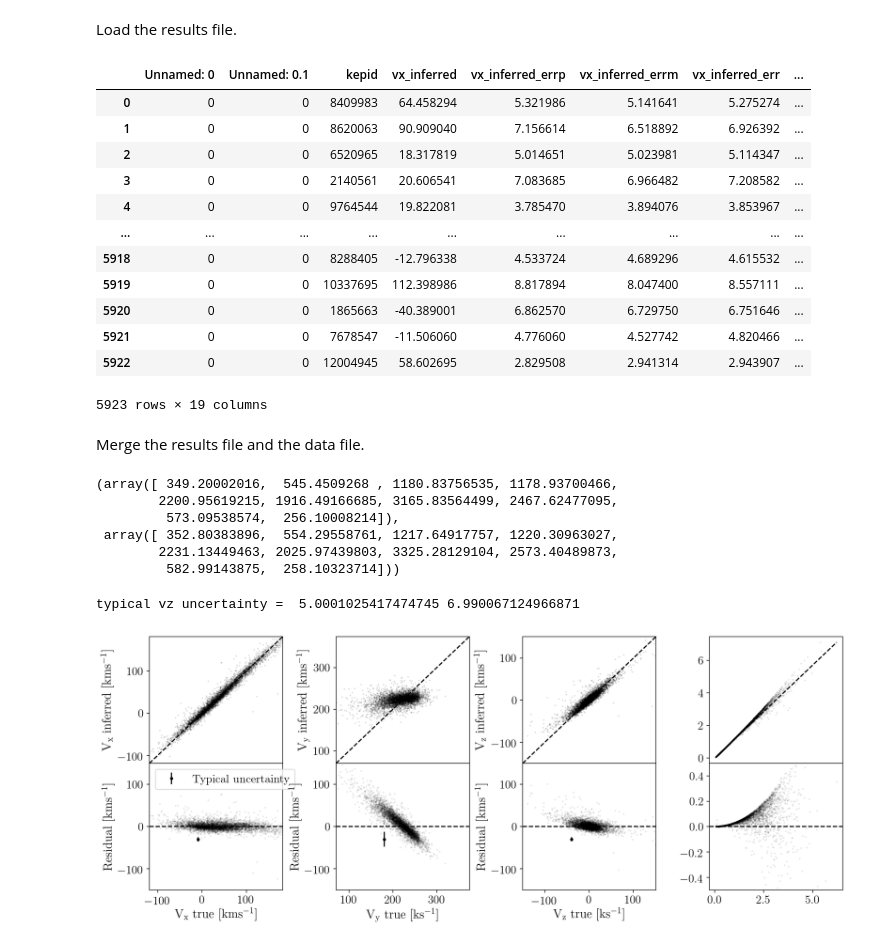
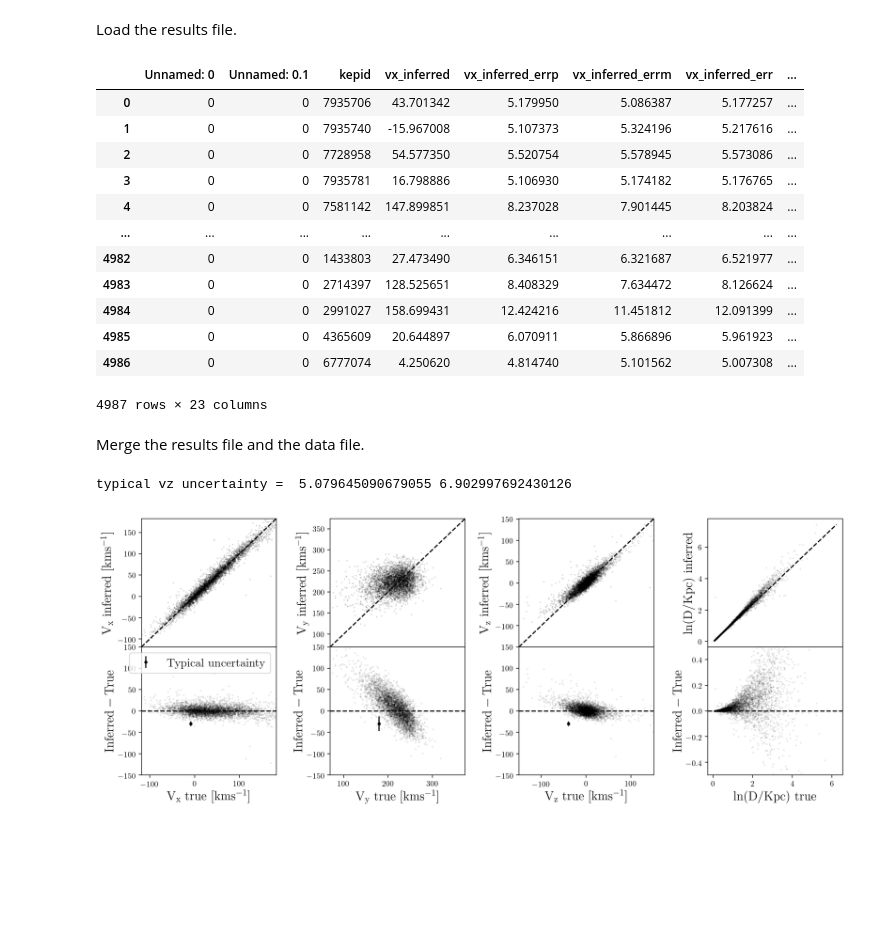
Before and after one commit to RuthAngus/kepler_kinematics, a Jupyter notebook: notebooks/Plot_residuals.ipynb, the cells around one changed output. Drawn from its saved outputs; the diff is of its cells as text; code cells hidden in the pictures; blank space fills up the shorter version.

```diff
--- a/notebooks/Plot_residuals.ipynb
+++ b/notebooks/Plot_residuals.ipynb
@@ -24,23 +24,23 @@ df = pd.read_csv("../kepler_kinematics/gaia_kepler_lamost.csv")
 # %% [markdown]
 Load the results file.
 # %%
-results = pd.read_csv("../data/all_kepler.csv")
+results = pd.read_csv("../data/all_kepler3.csv")
 # %%
 results
 # %% [output]
 |  | Unnamed: 0 | Unnamed: 0.1 | kepid | vx_inferred | vx_inferred_errp | vx_inferred_errm | vx_inferred_err | ... |
-| 0 | 0 | 0 | 8409983 | 64.458294 | 5.321986 | 5.141641 | 5.275274 | ... |
-| 1 | 0 | 0 | 8620063 | 90.909040 | 7.156614 | 6.518892 | 6.926392 | ... |
-| 2 | 0 | 0 | 6520965 | 18.317819 | 5.014651 | 5.023981 | 5.114347 | ... |
-| 3 | 0 | 0 | 2140561 | 20.606541 | 7.083685 | 6.966482 | 7.208582 | ... |
-| 4 | 0 | 0 | 9764544 | 19.822081 | 3.785470 | 3.894076 | 3.853967 | ... |
+| 0 | 0 | 0 | 7935706 | 43.701342 | 5.179950 | 5.086387 | 5.177257 | ... |
+| 1 | 0 | 0 | 7935740 | -15.967008 | 5.107373 | 5.324196 | 5.217616 | ... |
+| 2 | 0 | 0 | 7728958 | 54.577350 | 5.520754 | 5.578945 | 5.573086 | ... |
+| 3 | 0 | 0 | 7935781 | 16.798886 | 5.106930 | 5.174182 | 5.176765 | ... |
+| 4 | 0 | 0 | 7581142 | 147.899851 | 8.237028 | 7.901445 | 8.203824 | ... |
 | ... | ... | ... | ... | ... | ... | ... | ... | ... |
-| 5918 | 0 | 0 | 8288405 | -12.796338 | 4.533724 | 4.689296 | 4.615532 | ... |
-| 5919 | 0 | 0 | 10337695 | 112.398986 | 8.817894 | 8.047400 | 8.557111 | ... |
-| 5920 | 0 | 0 | 1865663 | -40.389001 | 6.862570 | 6.729750 | 6.751646 | ... |
-| 5921 | 0 | 0 | 7678547 | -11.506060 | 4.776060 | 4.527742 | 4.820466 | ... |
-| 5922 | 0 | 0 | 12004945 | 58.602695 | 2.829508 | 2.941314 | 2.943907 | ... |
+| 4982 | 0 | 0 | 1433803 | 27.473490 | 6.346151 | 6.321687 | 6.521977 | ... |
+| 4983 | 0 | 0 | 2714397 | 128.525651 | 8.408329 | 7.634472 | 8.126624 | ... |
+| 4984 | 0 | 0 | 2991027 | 158.699431 | 12.424216 | 11.451812 | 12.091399 | ... |
+| 4985 | 0 | 0 | 4365609 | 20.644897 | 6.070911 | 5.866896 | 5.961923 | ... |
+| 4986 | 0 | 0 | 6777074 | 4.250620 | 4.814740 | 5.101562 | 5.007308 | ... |
-5923 rows × 19 columns
+4987 rows × 23 columns
 # %% [markdown]
 Merge the results file and the data file.
 # %%
@@ -88,6 +88,7 @@ def resid_plot(vx, vy, vz, vx_inferred, vy_inferred, vz_inferred, vx_inferred_er
     ax6.plot(r_est, lndistance_inferred, "k.", ms=ms+2, mec="none", alpha=alpha, rasterized=True, zorder=0)
     xs = np.linspace(min(lndistance_inferred), max(lndistance_inferred), 100)
     ax6.plot(xs, xs, "k", ls="--", zorder=1)
+    ax6.set_ylabel("$\mathrm{\ln(D/Kpc)~inferred}$")
 
     # Residual panels
     # ---------------------------------------------------------------------------------------------------
@@ -99,17 +100,19 @@ def resid_plot(vx, vy, vz, vx_inferred, vy_inferred, vz_inferred, vx_inferred_er
     ax3.set_ylim(-box_size, box_size)
     ax3.set_xlim(xlims)
     ax3.set_xlabel("$\mathrm{V_x~true~[kms^{-1}]}$")
-    ax3.set_ylabel("$\mathrm{Residual~[kms^{-1}]}$")
+#     ax3.set_ylabel("$\mathrm{Residual~[kms^{-1}]}$")
+    ax3.set_ylabel("$\mathrm{Inferred-True}$")
     ax3.legend()
 
     ax4 = plt.subplot(gs[1, 1])
-    ax4.plot(vy, vy_inferred - vy, "k.", ms=ms+2, mec="none", alpha=alpha, rasterized=True, zorder=0)
+    ax4.plot(vy, vy_inferred-vy, "k.", ms=ms+2, mec="none", alpha=alpha, rasterized=True, zorder=0)
     ax4.errorbar(np.median(vy - 40), -30, yerr=np.median(vy_inferred_err), fmt="k.")
     ax4.axhline(0, color="k", ls="--", zorder=1)
     ax4.set_ylim(-box_size, box_size)
     ax4.set_xlim(ylims)
-    ax4.set_xlabel("$\mathrm{V_y~true~[ks^{-1}]}$")
-    ax4.set_ylabel("$\mathrm{Residual~[kms^{-1}]}$")
+    ax4.set_xlabel("$\mathrm{V_y~true~[kms^{-1}]}$")
+#     ax4.set_ylabel("$\mathrm{Residual~[kms^{-1}]}$")
+    ax4.set_ylabel("$\mathrm{Inferred-True}$")
 
     ax5 = plt.subplot(gs[1, 2])
     ax5.plot(vz, vz_inferred - vz, "k.", ms=ms+2, mec="none", alpha=alpha, rasterized=True, zorder=0)
@@ -118,34 +121,33 @@ def resid_plot(vx, vy, vz, vx_inferred, vy_inferred, vz_inferred, vx_inferred_er
     ax5.axhline(0, color="k", ls="--", zorder=1)
     ax5.set_ylim(-box_size, box_size)
     ax5.set_xlim(zlims)
-    ax5.set_xlabel("$\mathrm{V_z~true~[ks^{-1}]}$")
-    ax5.set_ylabel("$\mathrm{Residual~[kms^{-1}]}$")
+    ax5.set_xlabel("$\mathrm{V_z~true~[kms^{-1}]}$")
+#     ax5.set_ylabel("$\mathrm{Residual~[kms^{-1}]}$")
+    ax5.set_ylabel("$\mathrm{Inferred-True}$")
 
-    ax6 = plt.subplot(gs[1, 3])
-    ax6.plot(r_est, lndistance_inferred-r_est, "k.", ms=ms+2, mec="none", alpha=alpha, rasterized=True, zorder=0)
-    ax6.axhline(0, color="k", ls="--", zorder=1)
-    ax6.set_ylim(-.5, .5)
+    ax7 = plt.subplot(gs[1, 3])
+    ax7.plot(r_est, lndistance_inferred-r_est, "k.", ms=ms+2, mec="none", alpha=alpha, rasterized=True, zorder=0)
+    ax7.axhline(0, color="k", ls="--", zorder=1)
+    ax7.set_ylim(-.5, .5)
+    ax7.set_xlabel("$\mathrm{\ln(D/Kpc)~true}$")
+    ax7.set_ylabel("$\mathrm{Inferred-True}$")
 
     return fig
-# %%
-adf.r_est.values[:10], np.exp(adf.lndistance_inferred.values[:10])*1e3
-# %% [output]
-(array([ 349.20002016,  545.4509268 , 1180.83756535, 1178.93700466,
-        2200.95619215, 1916.49166685, 3165.83564499, 2467.62477095,
-         573.09538574,  256.10008214]),
- array([ 352.80383896,  554.29558761, 1217.64917757, 1220.30963027,
-        2231.13449463, 2025.97439803, 3325.28129104, 2573.40489873,
-         582.99143875,  258.10323714]))
 # %%
 m = np.isfinite(adf.vx.values) & np.isfinite(adf.vy.values) & np.isfinite(adf.vz.values)
-fig = resid_plot(adf.vx.values[m], adf.vy.values[m], adf.vz.values[m], adf.vx_inferred.values[m],
-                 adf.vy_inferred.values[m], adf.vz_inferred.values[m], adf.vx_inferred_err.values[m],
-                 adf.vy_inferred_err.values[m], adf.vz_inferred_err.values[m],
-                 adf.r_est.values[m]*1e-3, np.exp(adf.lndistance_inferred.values[m]))
+m &= np.isfinite(adf.vx_random.values) & np.isfinite(adf.vy_random.values) & np.isfinite(adf.vz_random.values) & np.isfinite(adf.lndistance_random.values)
+# fig = resid_plot(adf.vx.values[m], adf.vy.values[m], adf.vz.values[m], adf.vx_inferred.values[m],
+#                  adf.vy_inferred.values[m], adf.vz_inferred.values[m], adf.vx_inferred_err.values[m],
+#                  adf.vy_inferred_err.values[m], adf.vz_inferred_err.values[m],
+#                  adf.r_est.values[m]*1e-3, np.exp(adf.lndistance_inferred.values[m]))
+fig = resid_plot(adf.vx.values[m], adf.vy.values[m], adf.vz.values[m], adf.vx_random.values[m],
+                 adf.vy_random.values[m], adf.vz_random.values[m],
+                 adf.vx_inferred_err.values[m], adf.vy_inferred_err.values[m], adf.vz_inferred_err.values[m],
+                 adf.r_est.values[m]*1e-3, np.exp(adf.lndistance_random.values[m]))
 
 plt.tight_layout()
 # plt.savefig("../plots/residuals")
 # plt.savefig("../paper/residuals.pdf")
 # %% [output]
-typical vz uncertainty =  5.0001025417474745 6.990067124966871
+typical vz uncertainty =  5.079645090679055 6.902997692430126
-[figure, old version]
+[figure, new version]
```
Also changed, not shown: parts of 2 cells of this notebook, 9 other files.
